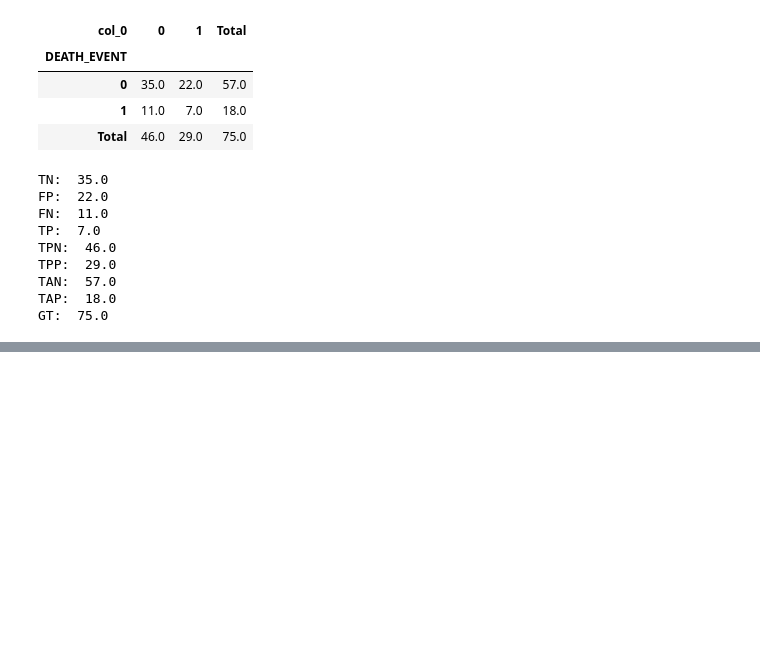
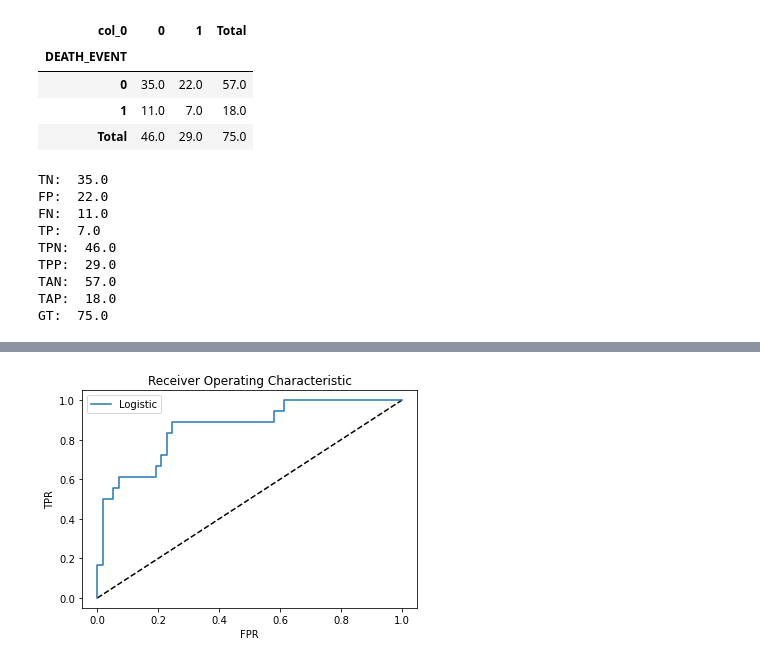
Before and after one commit to seantorres/ADS502FinalProject, a Jupyter notebook: ADS502_Final_Project.ipynb, the cells around one changed output, grey strips where cells are left out. Cells and saved outputs as stored; diff of their text form; code cells hidden in the pictures; blank space fills up the shorter version.

```diff
--- a/ADS502_Final_Project.ipynb
+++ b/ADS502_Final_Project.ipynb
@@ -942,0 +1270,20 @@ table = {'Evaluation Measure': ['Accuracy','Error Rate', 'Sensitivity', 'Specifi
+# %%
+from sklearn.metrics import roc_curve
+y_pred_prob1 = log_reg_remodel.predict(X_test)
+fpr1 , tpr1, thresholds1 = roc_curve(y_test, y_pred_prob1)
+
+
+
+
+#y_pred_prob2 = nn_model.predict(nn2_X)
+#fpr2 , tpr2, thresholds2 = roc_curve(nn2_y, y_pred_prob2)
+plt.plot([0,1],[0,1], 'k--')
+plt.plot(fpr1, tpr1, label= "Logistic")
+
+plt.legend()
+plt.xlabel("FPR")
+plt.ylabel("TPR")
+plt.title('Receiver Operating Characteristic')
+plt.show()
+# %% [output]
+[figure, added]
```
Also changed, not shown: parts of 19 cells of this notebook.
